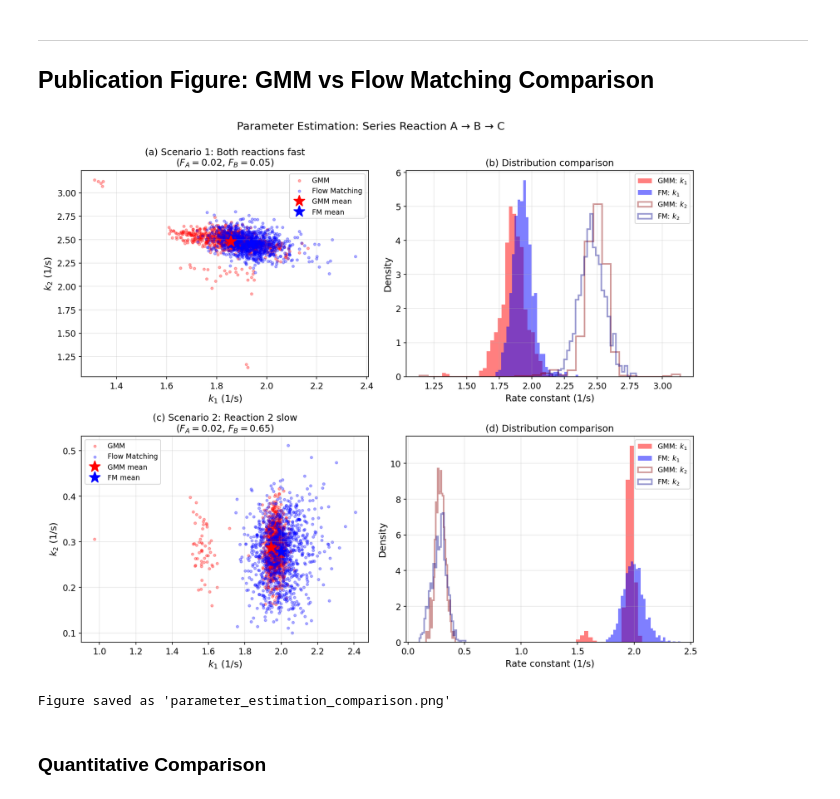
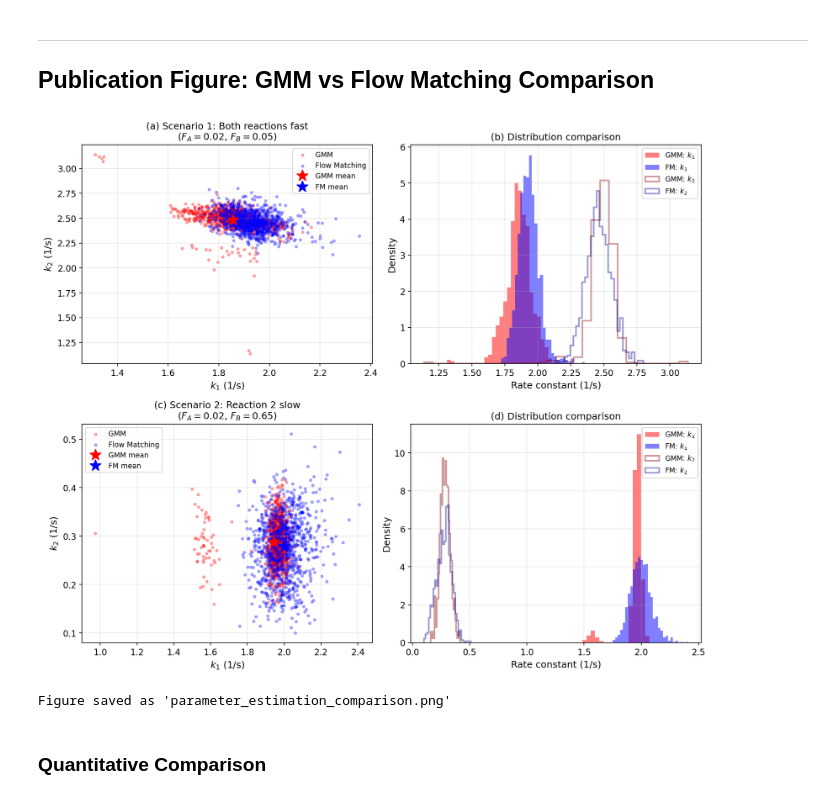
Before and after one commit to KitchinHUB/generative-optimization, a Jupyter notebook: results-04-parameter-estimation.ipynb, the cells around one changed output. Saved outputs shown, nothing was run; the diff lists cells and outputs as text; code cells hidden in the pictures.

```diff
--- a/results-04-parameter-estimation.ipynb
+++ b/results-04-parameter-estimation.ipynb
@@ -144,14 +198,14 @@ Best GMM: 11 components
 Before using the GMM for prediction, let's examine its structure to understand potential multimodality.
 # %%
 # Examine GMM structure
-print(f"GMM has {len(gmm.gmm.priors)} components")
+print(f"GMM has {len(gmm.priors)} components")
 print(f"\nComponent weights (priors):")
-for i, prior in enumerate(gmm.gmm.priors):
+for i, prior in enumerate(gmm.priors):
     print(f"  Component {i+1}: {prior:.4f}")
 
 # Check the means in the (k1, k2) space (first 2 dimensions)
 print(f"\nComponent means for (k1, k2):")
-for i, mean in enumerate(gmm.gmm.means):
+for i, mean in enumerate(gmm.means):
     print(f"  Component {i+1}: k1={mean[0]:.3f}, k2={mean[1]:.3f}")
 
 # Visualize the training data in (k1, k2) space colored by (Fa, Fb)
@@ -526,36 +380,34 @@ for row, (obs, k_g, k_f) in enumerate(zip(observations, k_gmm, k_fm)):
     ax.legend(loc='best', fontsize=9)
     ax.grid(True, alpha=0.3)
 
     # Right column: Overlapping histograms for k1 and k2
     ax = axes[row, 1]
 
     # k1 histograms
     ax.hist(samples_gmm[:, 0], bins=30, alpha=0.5, color='red',
             label='GMM: $k_1$', density=True)
     ax.hist(samples_fm[:, 0], bins=30, alpha=0.5, color='blue',
             label='FM: $k_1$', density=True)
 
     # k2 histograms (with different style)
     ax.hist(samples_gmm[:, 1], bins=30, alpha=0.4, color='darkred',
             label='GMM: $k_2$', density=True, histtype='step', linewidth=2)
     ax.hist(samples_fm[:, 1], bins=30, alpha=0.4, color='darkblue',
             label='FM: $k_2$', density=True, histtype='step', linewidth=2)
 
     ax.set_xlabel('Rate constant (1/s)')
     ax.set_ylabel('Density')
     ax.set_title(f'({chr(98+row*2)}) Distribution comparison')
     ax.legend(loc='best', fontsize=9)
     ax.grid(True, alpha=0.3)
 
-plt.suptitle('Parameter Estimation: Series Reaction A → B → C',
-             fontsize=14, y=0.995)
 plt.tight_layout()
 plt.savefig('parameter_estimation_comparison.png', dpi=300, bbox_inches='tight')
 plt.show()
 
 print("\nFigure saved as 'parameter_estimation_comparison.png'")
 # %% [output]
-[figure, old version]
+[figure, new version]
 Figure saved as 'parameter_estimation_comparison.png'
 # %% [markdown]
 ### Quantitative Comparison
```
Also changed, not shown: parts of 9 cells of this notebook, 35 other files.
